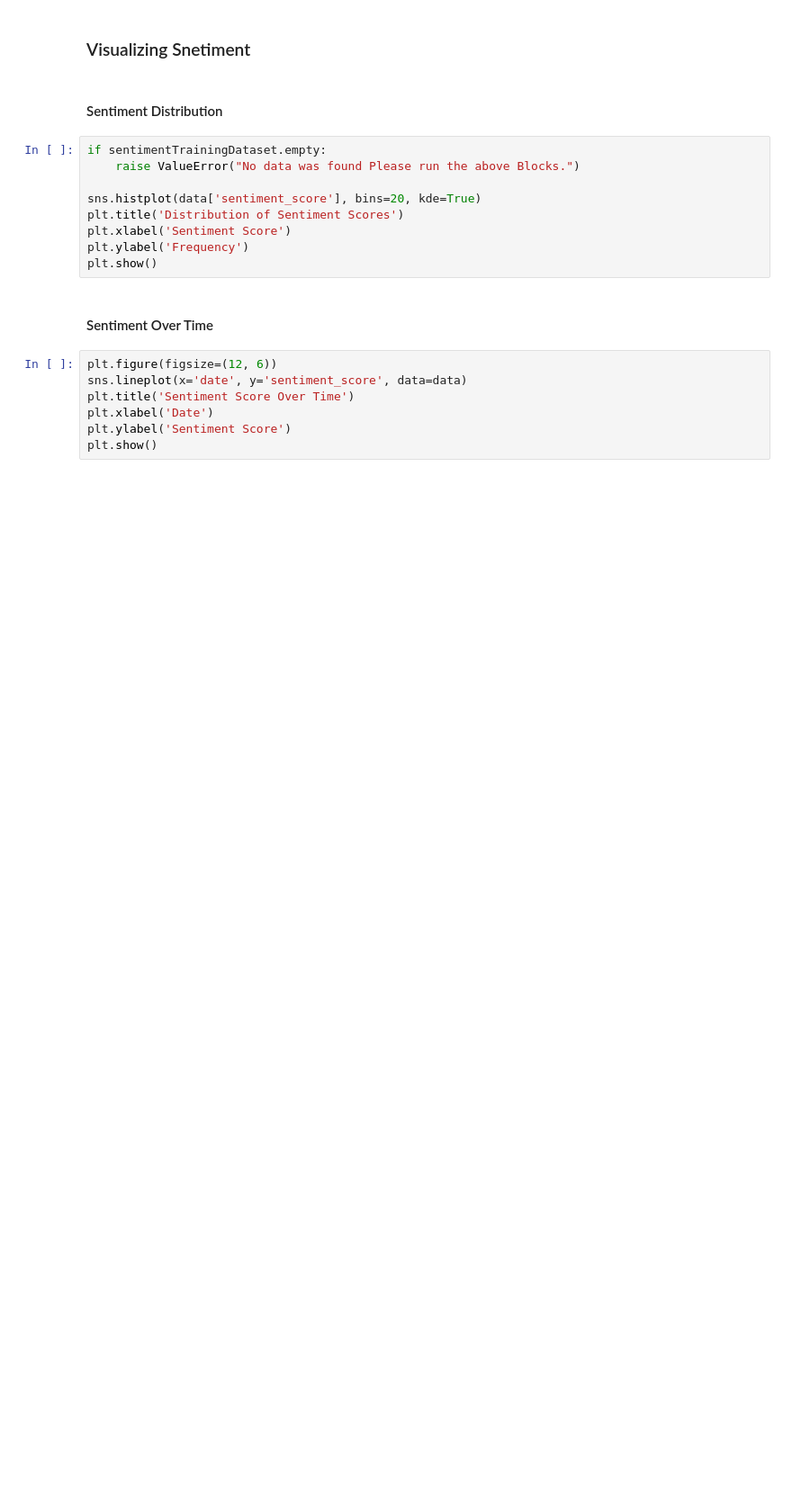
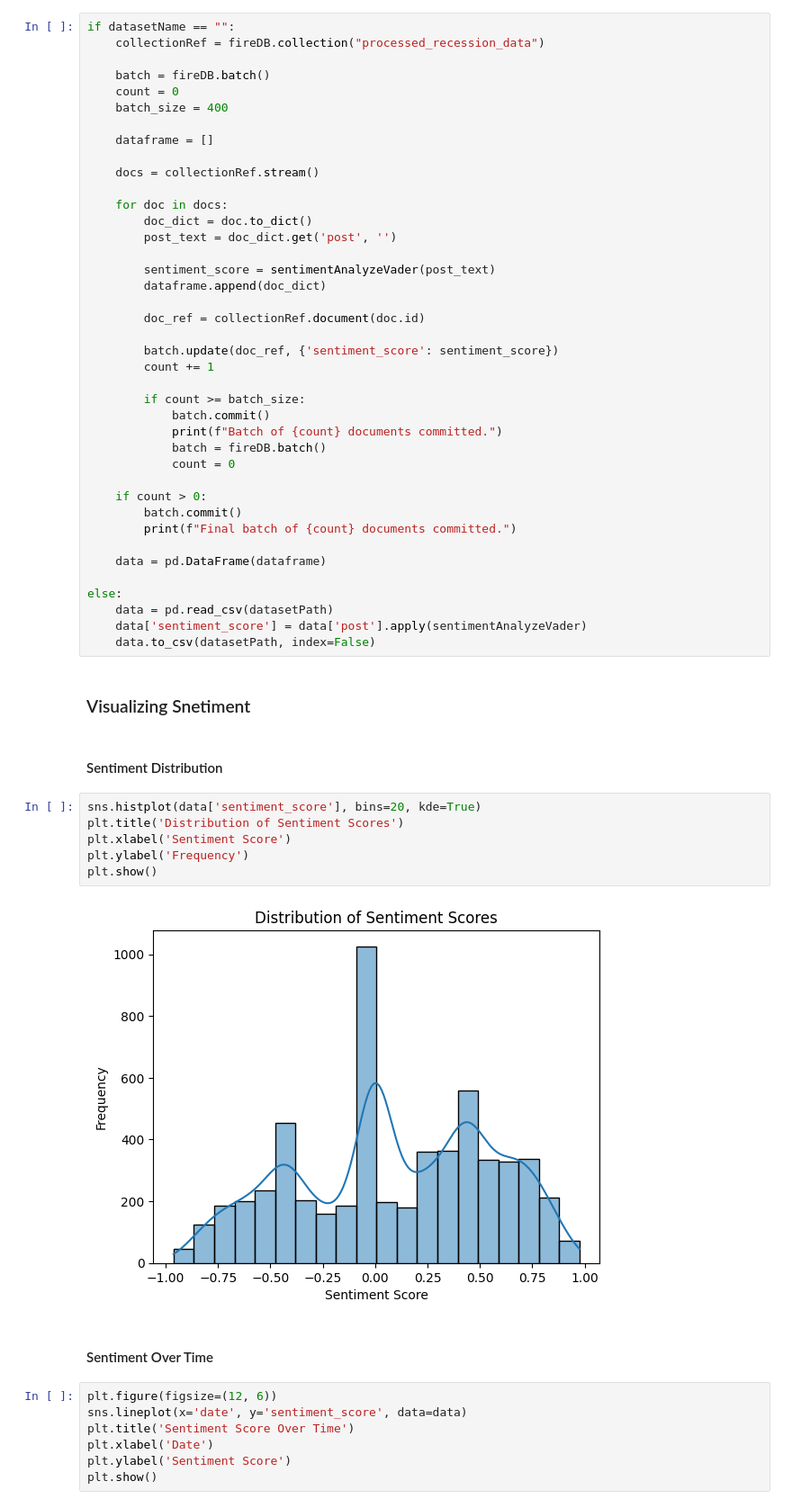
Before and after one commit to yousufaayman/Recession-Predictive-Model, a Jupyter notebook: scrapper.ipynb, the cells around one changed output. Shown at 90% size. Drawn from its saved outputs; the diff is of its cells as text; blank space fills up the shorter version.

```diff
--- a/scrapper.ipynb
+++ b/scrapper.ipynb
@@ -502,16 +582,55 @@ data.to_csv(datasetPath, index=False)
+# %%
+if datasetName == "":
+    collectionRef = fireDB.collection("processed_recession_data")
+
+    batch = fireDB.batch()
+    count = 0
+    batch_size = 400
+
+    dataframe = []
+
+    docs = collectionRef.stream()
+
+    for doc in docs:
+        doc_dict = doc.to_dict()
+        post_text = doc_dict.get('post', '')
+
+        sentiment_score = sentimentAnalyzeVader(post_text)
+        dataframe.append(doc_dict)
+
+        doc_ref = collectionRef.document(doc.id)
+
+        batch.update(doc_ref, {'sentiment_score': sentiment_score})
+        count += 1
+
+        if count >= batch_size:
+            batch.commit()
+            print(f"Batch of {count} documents committed.")
+            batch = fireDB.batch()
+            count = 0
+
+    if count > 0:
+        batch.commit()
+        print(f"Final batch of {count} documents committed.")
+
+    data = pd.DataFrame(dataframe)
+
+else:
+    data = pd.read_csv(datasetPath)
+    data['sentiment_score'] = data['post'].apply(sentimentAnalyzeVader)
+    data.to_csv(datasetPath, index=False)
 # %% [markdown]
 ### Visualizing Snetiment
 # %% [markdown]
 #### Sentiment Distribution
 # %%
-if sentimentTrainingDataset.empty:
-    raise ValueError("No data was found Please run the above Blocks.")
-
 sns.histplot(data['sentiment_score'], bins=20, kde=True)
 plt.title('Distribution of Sentiment Scores')
 plt.xlabel('Sentiment Score')
 plt.ylabel('Frequency')
 plt.show()
+# %% [output]
+[figure, added]
 # %% [markdown]
 #### Sentiment Over Time
 # %%
```
Also changed, not shown: parts of 16 cells of this notebook, 6 other files.
